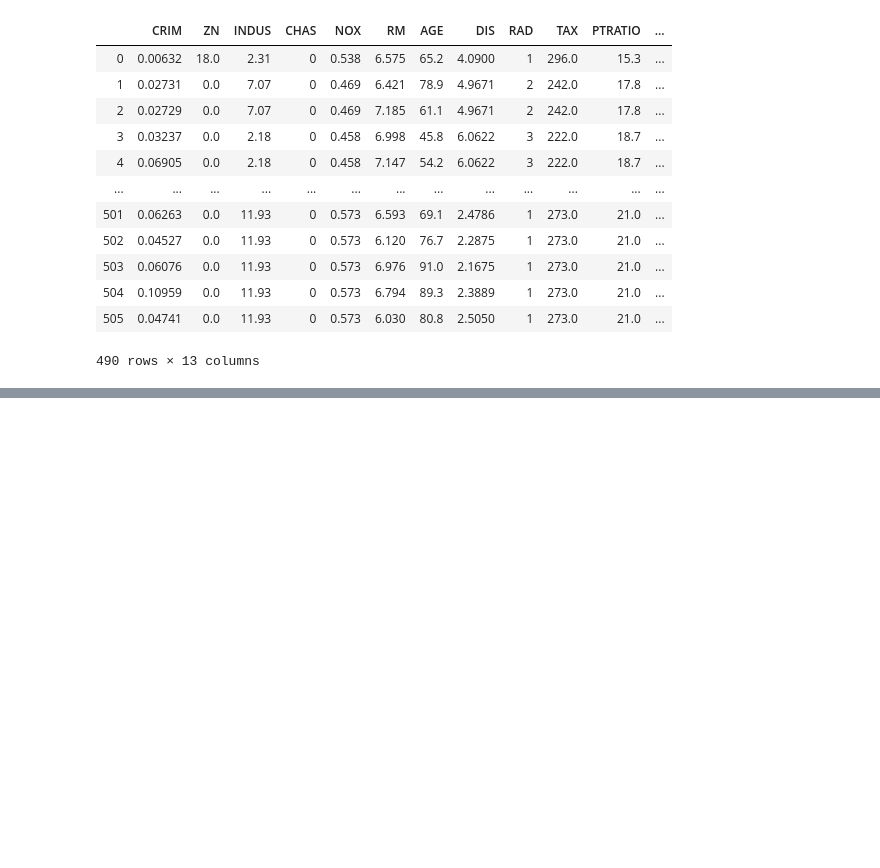
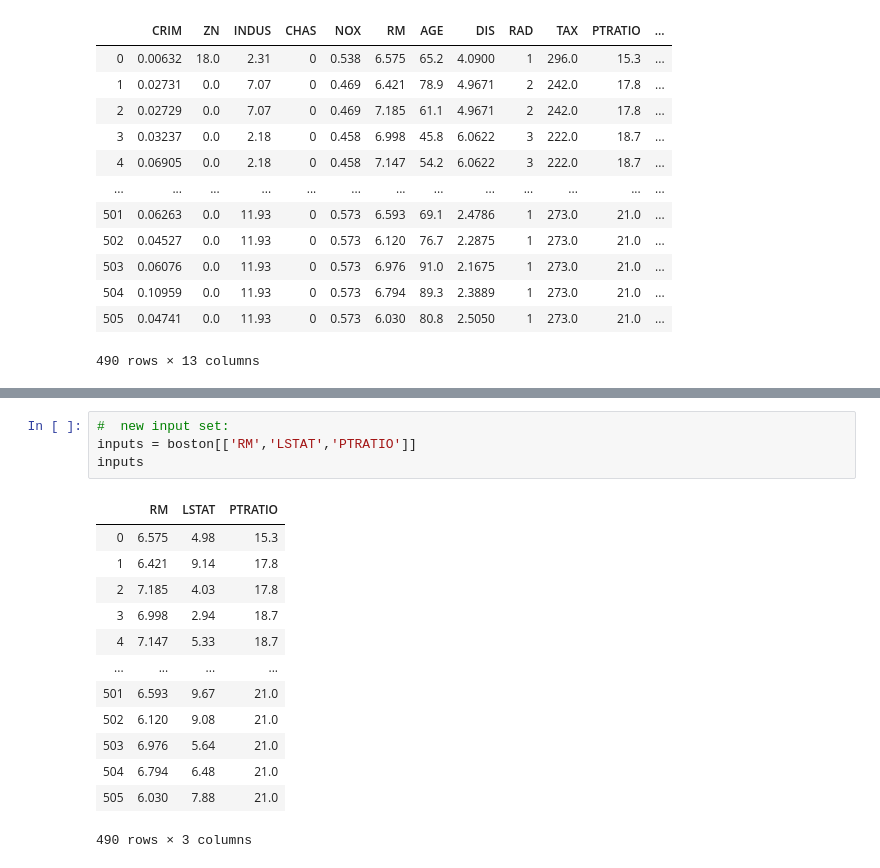
Before and after one commit to davesheils/machineLearningStatisticsProject2019, a Jupyter notebook: Project Notebook.ipynb, the cells around one changed output, grey strips where cells are left out. Drawn from its saved outputs; the diff is of its cells as text; blank space fills up the shorter version.

Commit message:
Slightly more successful attempt with reduced input set. going in the right direction

```diff
--- a/Project Notebook.ipynb
+++ b/Project Notebook.ipynb
@@ -665,0 +673,18 @@ what can we do to improve the accuaracy of the network?
+# %%
+#  new input set:
+inputs = boston[['RM','LSTAT','PTRATIO']]
+inputs
+# %% [output]
+|  | RM | LSTAT | PTRATIO |
+| 0 | 6.575 | 4.98 | 15.3 |
+| 1 | 6.421 | 9.14 | 17.8 |
+| 2 | 7.185 | 4.03 | 17.8 |
+| 3 | 6.998 | 2.94 | 18.7 |
+| 4 | 7.147 | 5.33 | 18.7 |
+| ... | ... | ... | ... |
+| 501 | 6.593 | 9.67 | 21.0 |
+| 502 | 6.120 | 9.08 | 21.0 |
+| 503 | 6.976 | 5.64 | 21.0 |
+| 504 | 6.794 | 6.48 | 21.0 |
+| 505 | 6.030 | 7.88 | 21.0 |
+490 rows × 3 columns
```
Also changed, not shown: parts of 20 cells of this notebook.
